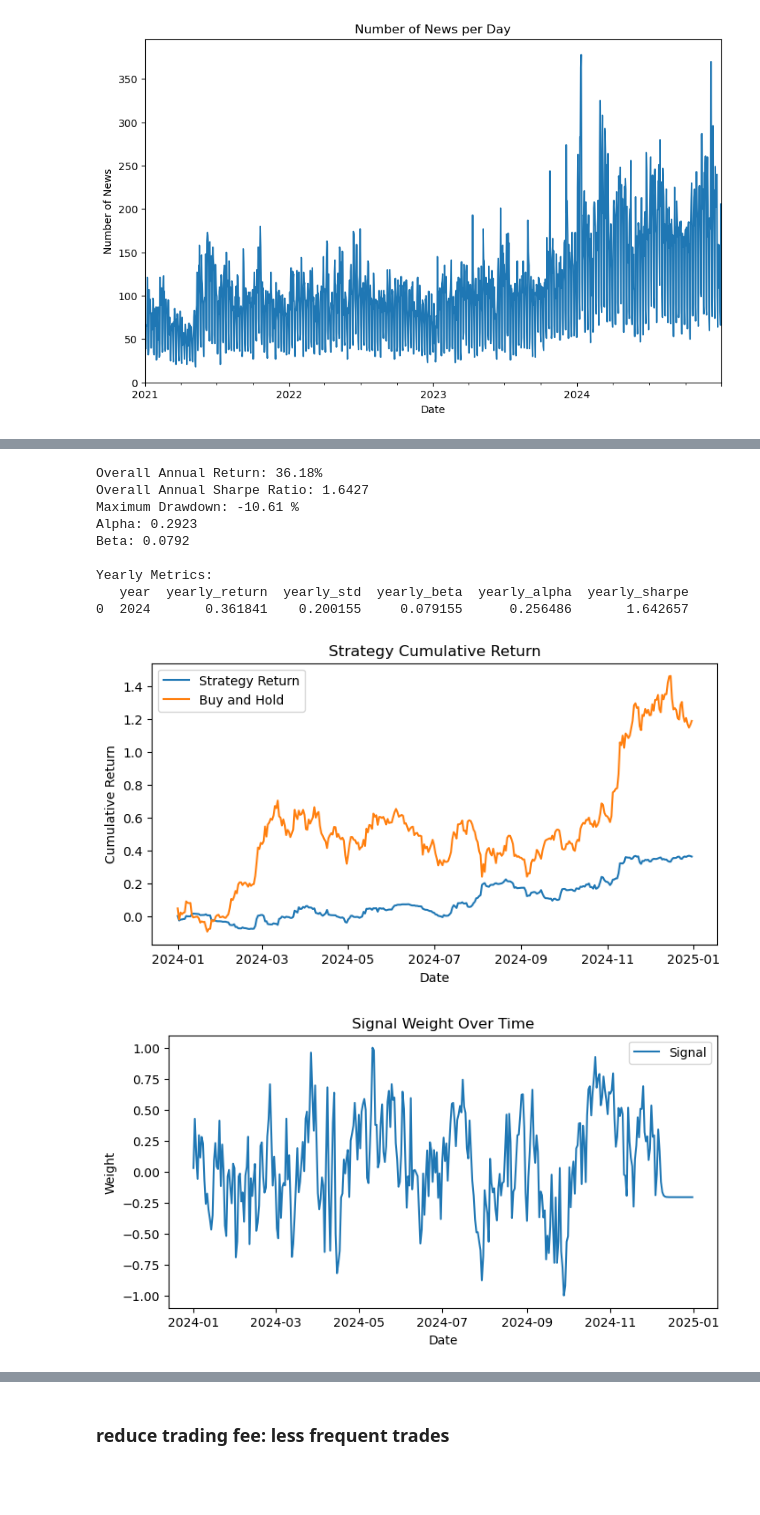
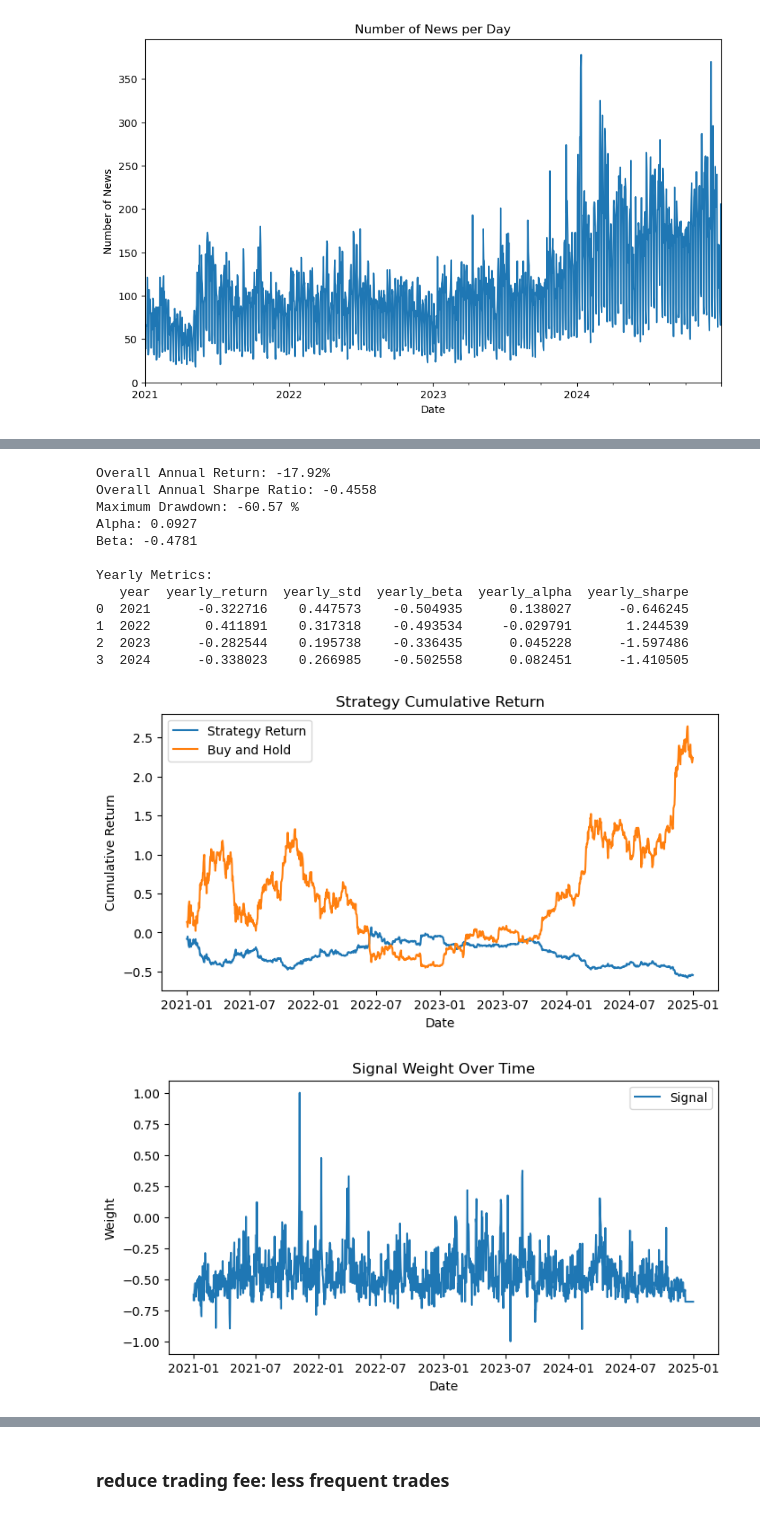
Before and after one commit to alvinku0/Bitcoin-Systematic-Strategies, a Jupyter notebook: crypto_news/strategies_backtesting/strategy_daily.ipynb, the cells around one changed output, grey strips where cells are left out. Drawn from its saved outputs; the diff is of its cells as text; code cells hidden in the pictures; blank space fills up the shorter version.

Commit message:
backtest

```diff
--- a/crypto_news/strategies_backtesting/strategy_daily.ipynb
+++ b/crypto_news/strategies_backtesting/strategy_daily.ipynb
@@ -15,7 +129,6 @@ from backtest_functions_v2 import *
 # %% [markdown]
 ### strategy baseline: take simple mean of all 6 absa column
 # %%
-df_news = pd.read_parquet('../data/PROD_cryptonews_absa_daily.parquet')
 df = concat_return(df_news)
 df.head()
 # %% [output]
@@ -222,10 +341,8 @@ Statistical Analysis:
-# %%
-df = df[df.index.year == 2024]
 # %%
 # backtest tanalysis_absa as signal
 df['signal'] = df['tanalysis_absa']
 df['signal'] = df['signal'].fillna(0)
-df['signal'] = df['signal'].ewm(span=4).mean() # 4 days ewm gives the best result
+df['signal'] = df['signal'].ewm(span=3).mean() # 3 days ewm gives the best result
 
 # feature transformation
 scaler = MinMaxScaler(feature_range=(-1, 1))
@@ -248,7 +368,7 @@ Yearly Metrics:
 # backtest economy_absa as signal
 df['signal'] = df['economy_absa']
 df['signal'] = df['signal'].fillna(0)
-df['signal'] = df['signal'].ewm(span=13).mean() # 13 days ewm gives the best result
+df['signal'] = df['signal'].ewm(span=20).mean() # 20 days ewm gives the best result
 
 # feature transformation
 scaler = MinMaxScaler(feature_range=(-1, 1))
@@ -270,24 +419,26 @@ Yearly Metrics:
 # %%
-# backtest regulation_absa as signal
-df['signal'] = df['regulation_absa']
+# backtest technology_absa as signal
+df['signal'] = df['technology_absa']
 df['signal'] = df['signal'].fillna(0)
-df['signal'] = df['signal'].ewm(span=2).mean()
 
 # feature transformation
 scaler = MinMaxScaler(feature_range=(-1, 1))
 df['signal'] = scaler.fit_transform(df['signal'].values.reshape(-1, 1))
 
 run_backtest(df)
 # %% [output]
-Overall Annual Return: 36.18%
-Overall Annual Sharpe Ratio: 1.6427
-Maximum Drawdown: -10.61 %
-Alpha: 0.2923
-Beta: 0.0792
+Overall Annual Return: -17.92%
+Overall Annual Sharpe Ratio: -0.4558
+Maximum Drawdown: -60.57 %
+Alpha: 0.0927
+Beta: -0.4781
 
 Yearly Metrics:
    year  yearly_return  yearly_std  yearly_beta  yearly_alpha  yearly_sharpe
-0  2024       0.361841    0.200155     0.079155      0.256486       1.642657
+0  2021      -0.322716    0.447573    -0.504935      0.138027      -0.646245
+1  2022       0.411891    0.317318    -0.493534     -0.029791       1.244539
+2  2023      -0.282544    0.195738    -0.336435      0.045228      -1.597486
+3  2024      -0.338023    0.266985    -0.502558      0.082451      -1.410505
-[figure, old version]
+[figure, new version]
-[figure, old version]
+[figure, new version]
 # %%
```
Also changed, not shown: parts of 46 cells of this notebook, 5 other files.
